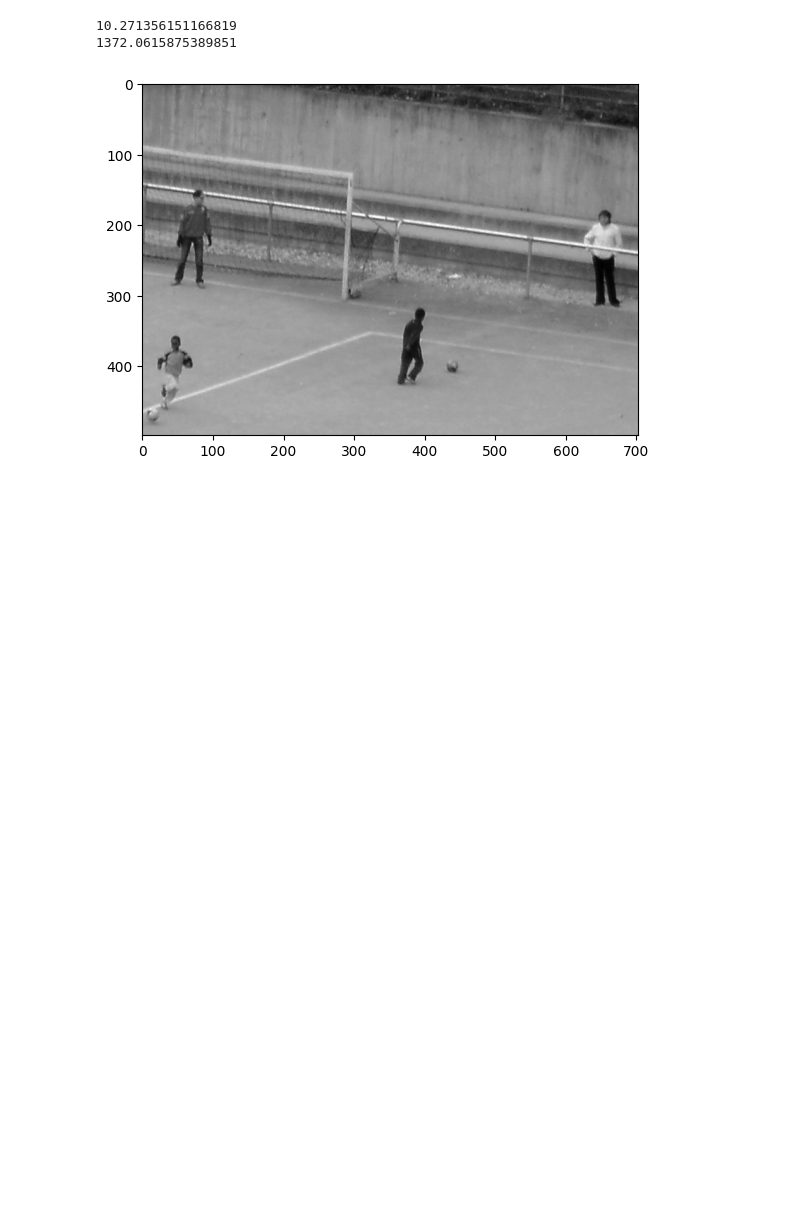
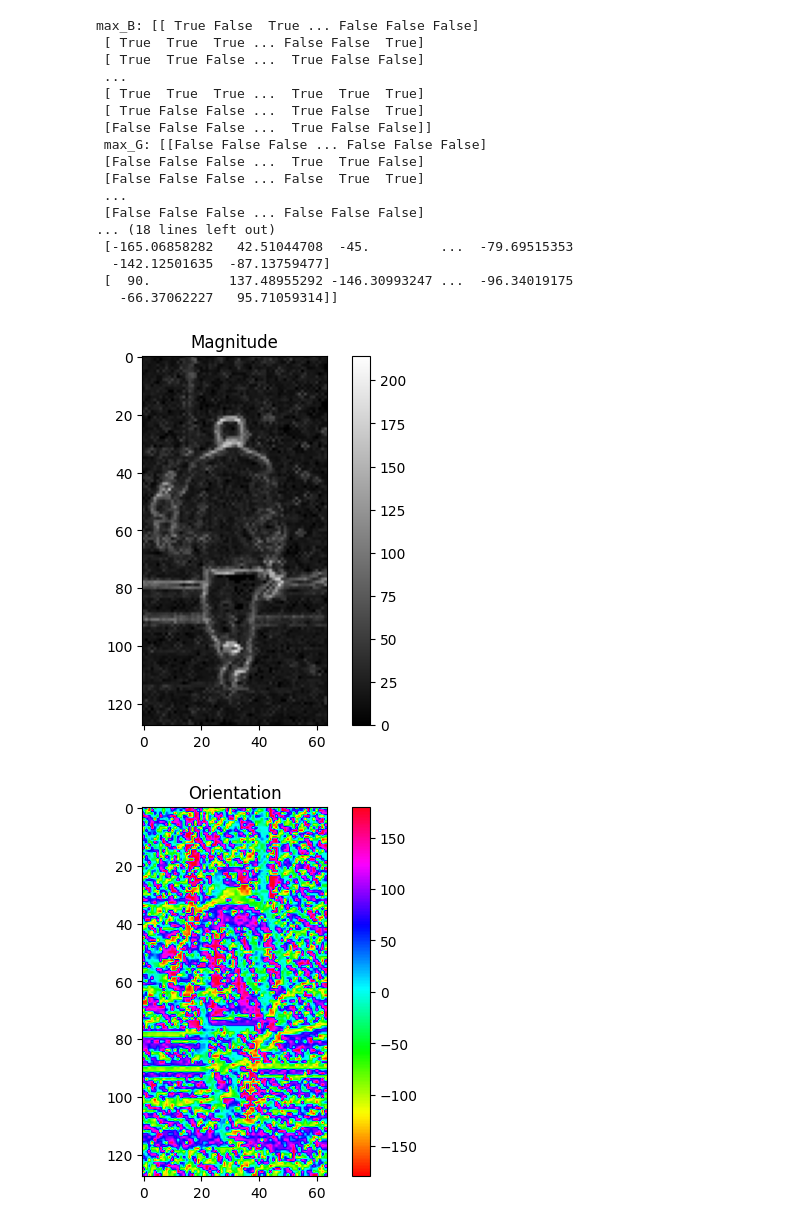
Before and after one commit to haarmeggido/Advanced-Vision-Algorithms, a Jupyter notebook: 11/lab11.ipynb, the cells around one changed output. Cells and saved outputs as stored; diff of their text form; code cells hidden in the pictures; blank space fills up the shorter version.

```diff
--- a/11/lab11.ipynb
+++ b/11/lab11.ipynb
@@ -30,17 +29,0 @@ def gradient_amp_color(img, point1):
-# %%
-img = cv2.imread("mats/test/testImage1.png").astype(np.float32)
-
-gray = cv2.cvtColor(img, cv2.COLOR_BGR2GRAY)
-
-point1 = (100, 100)
-point2 = (200, 200)
-
-print(gradient_amp_gray(gray, point1))
-print(gradient_amp_color(img, point1))
-
-plt.imshow(gray, cmap="gray")
-plt.show()
-# %% [output]
-10.271356151166819
-1372.0615875389851
-[figure, removed]
@@ -46,0 +57,59 @@ plt.show()
+# %%
+im = cv2.imread("mats/pedestrians/pos/per00001.ppm")
+
+dx = scipy.ndimage.convolve1d(np.int32(im), np.array([ -1 , 0 , 1]) ,1)
+dy = scipy.ndimage.convolve1d(np.int32(im), np.array([ -1 , 0 , 1]) ,0)
+
+magnitude = np.sqrt(dx ** 2 + dy ** 2)
+orientation = np.arctan2(dy, dx)
+
+max_B = np.logical_and(magnitude[:, :, 1] < magnitude[: , : , 0], magnitude[:, :, 2] < magnitude[:, :, 0])
+max_G = np.logical_and(magnitude[:, :, 0] < magnitude[: , : , 1], magnitude[:, :, 2] < magnitude[:, :, 1])
+max_R = np.logical_and(magnitude[:, :, 0] < magnitude[: , : , 2], magnitude[:, :, 1] < magnitude[:, :, 2])
+
+print(f'max_B: {max_B}\n max_G: {max_G}\n max_R: {max_R}')
+
+# choose the maximum magnitude from the three channels
+
+magnitude_max = np.max(magnitude, axis=2)
+
+# choose the orientation of the maximum magnitude from the three channels
+
+orientation = np.choose(np.argmax(magnitude, axis=2), [orientation[:, :, 0], orientation[:, :, 1], orientation[:, :, 2]]) * 180 / np.pi
+print(f'orientation: {orientation}')
+# plot the magnitude and orientation
+
+plt.figure()
+plt.imshow(magnitude_max, cmap='gray')
+plt.title('Magnitude')
+plt.colorbar()
+
+plt.figure()
+
+plt.imshow(orientation, cmap='hsv')
+plt.title('Orientation')
+plt.colorbar()
+
+plt.show()
+
+print(f'ornietation max/min: {np.max(orientation)}, {np.min(orientation)}')
+# %% [output]
+max_B: [[ True False  True ... False False False]
+ [ True  True  True ... False False  True]
+ [ True  True False ...  True False False]
+ ...
+ [ True  True  True ...  True  True  True]
+ [ True False False ...  True False  True]
+ [False False False ...  True False False]]
+ max_G: [[False False False ... False False False]
+ [False False False ...  True  True False]
+ [False False False ... False  True  True]
+ ...
+ [False False False ... False False False]
+... (18 lines left out)
+ [-165.06858282   42.51044708  -45.         ...  -79.69515353
+  -142.12501635  -87.13759477]
+ [  90.          137.48955292 -146.30993247 ...  -96.34019175
+   -66.37062227   95.71059314]]
+[figure, added]
+[figure, added]
```
Also changed, not shown: parts of 5 cells of this notebook.
